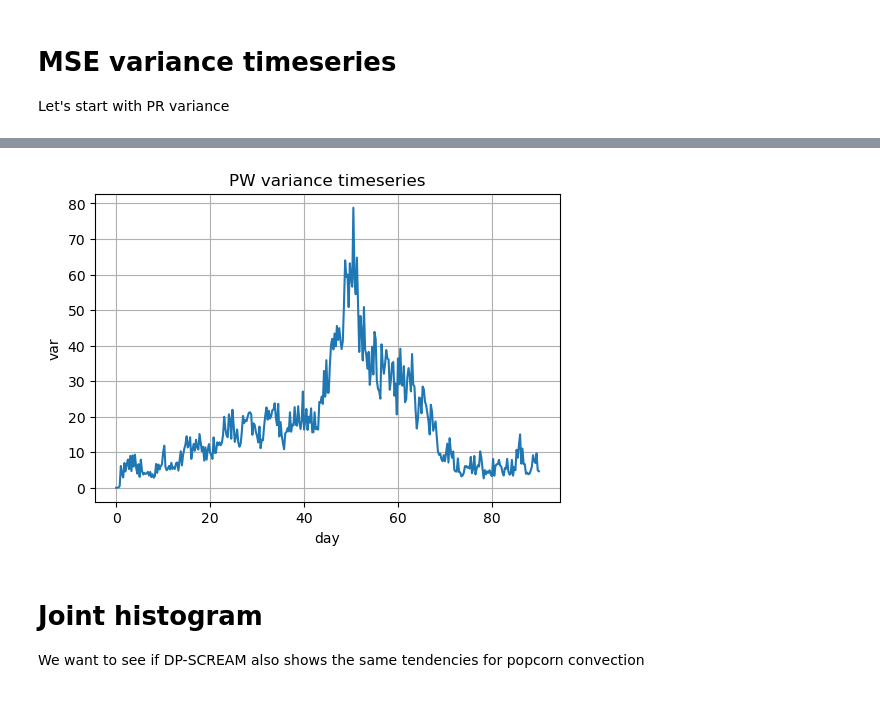
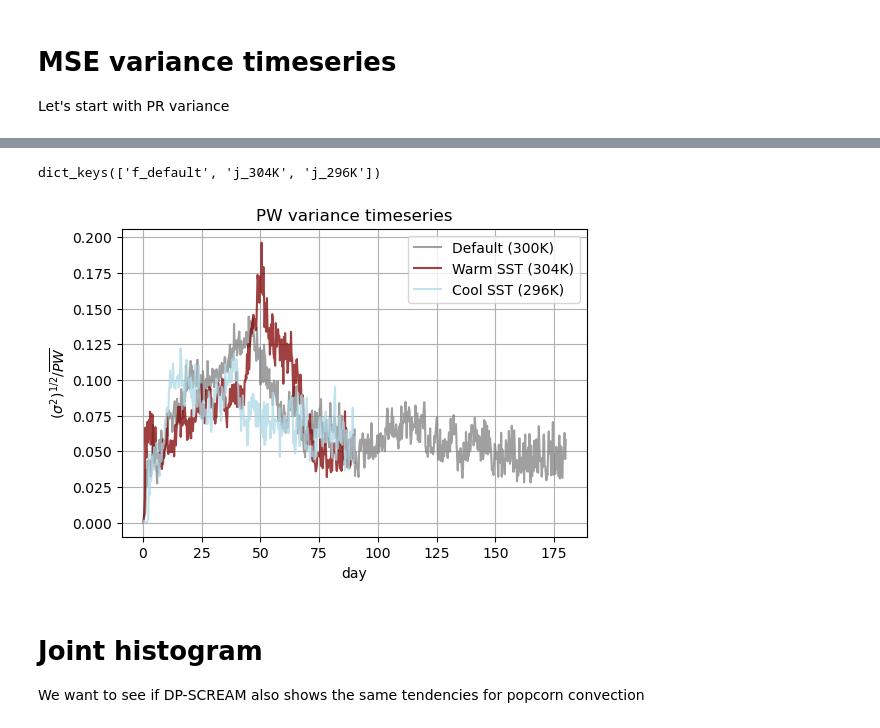
Before and after one commit to smturbev/scmlib, a Jupyter notebook: DP_diagnostics/notebooks/small_domain/timeseries.ipynb, the cells around one changed output, grey strips where cells are left out. Drawn from its saved outputs; the diff is of its cells as text; code cells hidden in the pictures.

```diff
--- a/DP_diagnostics/notebooks/small_domain/timeseries.ipynb
+++ b/DP_diagnostics/notebooks/small_domain/timeseries.ipynb
@@ -518,7 +520,9 @@ run
 # %%
-# if onerun:
-ds = xr.open_dataset(run_dir+"{}.eam.h0.2000-01-01-00000.nc".format(run)).TMQ
-# ds = xr.open_dataset(run_scr+"{}/run/{}.eam.h0.2000-01-01-00000.nc".format(run,run)).TMQ
-ds_anom = ds - ds.mean(axis=1)
-ds_anom_var = ds_anom.var(axis=1)
-ds_anom_var.values
+var_timeseries = {}
+for run in runs:
+    ds = xr.open_dataset(run_dir+"scream_dp_RCE_SMALL_3km_{}.eam.h0.2000-01-01-00000.nc".format(run)).TMQ
+    # ds = xr.open_dataset(run_scr+"{}/run/{}.eam.h0.2000-01-01-00000.nc".format(run,run)).TMQ
+    ds_mean = ds.mean(dim=['ncol'])
+    ds_anom = ds - ds_mean
+    var_timeseries[run] = np.sqrt(ds_anom.var(dim=['ncol']))/ds_mean
+    # ds_anom_var.values
@@ -543,15 +529,25 @@ array([0.00000000e+00, 7.44188717e-03, 7.10969567e-02, 4.69399542e-01,
+# %%
+var_timeseries.keys()
+# %% [output]
+dict_keys(['f_default', 'j_304K', 'j_296K'])
 # %%
 fig, ax = plt.subplots(1,1,figsize=(6,4))
-ax.plot(np.arange(0,len(ds_anom_var)/4,0.25), ds_anom_var)
+for i,run in enumerate(runs):
+    ax.plot(np.arange(0,len(var_timeseries[run])/4,0.25), var_timeseries[run],
+           alpha=0.75, color=colors[i], label=run_names[i])
 ax.grid()
-ax.set(title="PW variance timeseries", ylabel="var", xlabel="day")
+ax.set(title="PW variance timeseries",
+       ylabel="$(\sigma^2)^{1/2}/\overline{PW}$",
+       xlabel="day")
+ax.legend()
 # ax.set(xlim=[0,30])
-savename=run.split("_")[-1]
-plt.savefig(f"../plots/small/TMQ_var_{savename}.png", dpi=120)
+# savename=run.split("_")
+savename=comp_name
+plt.savefig(f"../plots/small/TMQ_var_norm_{savename}.png", dpi=120)
 plt.show()
 # Values upto 80 for warmed sst with clear organized convection
 # %% [output]
-[figure, old version]
+[figure, new version]
 # %% [markdown]
 # Joint histogram
 
```
Also changed, not shown: parts of 3 cells of this notebook, 50 other files.
